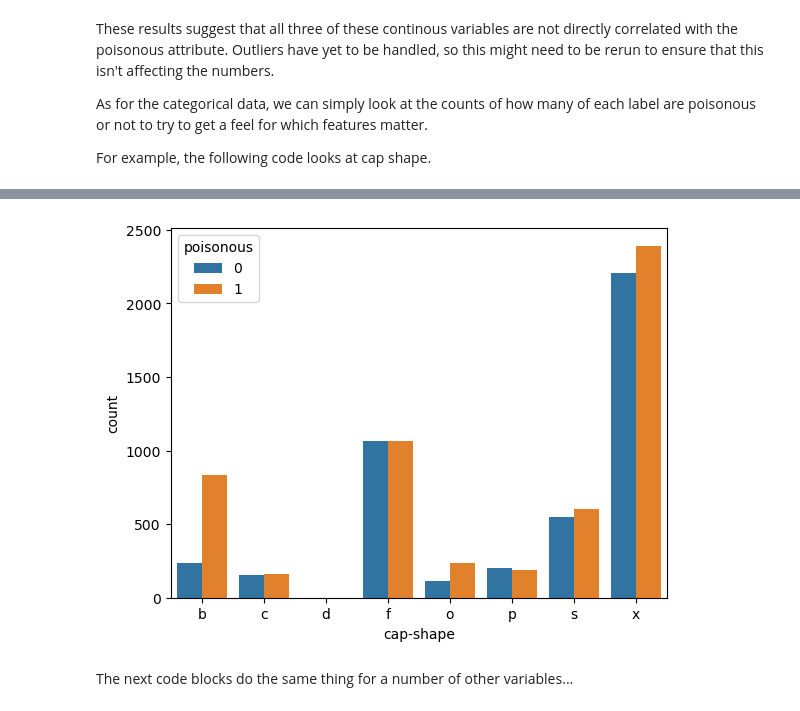
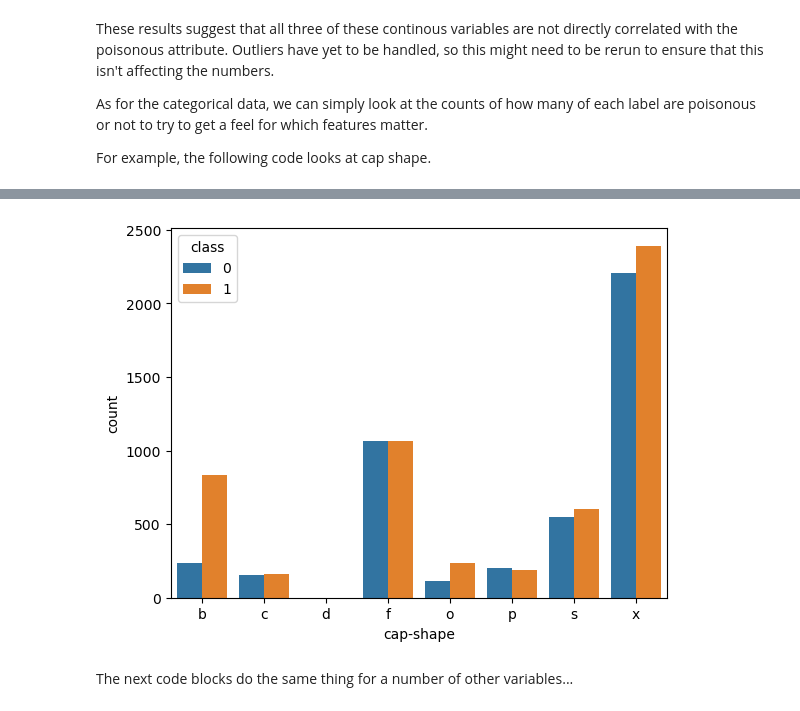
Before and after one commit to p-kve/ecs171_MushroomID, a Jupyter notebook: mushroomsFinal.ipynb, the cells around one changed output, grey strips where cells are left out. Saved outputs shown, nothing was run; the diff lists cells and outputs as text; code cells hidden in the pictures.

Commit message:
Restored name 'class' as the name of the target value

```diff
--- a/mushroomsFinal.ipynb
+++ b/mushroomsFinal.ipynb
@@ -176,16 +176,16 @@ import seaborn as sns
 
 # Map poisionous or not to an integer
 mapping = {'p': 1, 'e': 0}
-df_r = df["class"].map(mapping)
+df["class"] = df["class"].map(mapping)
 
 # Rename target feature to "poisionous" in the dataframe
-df_r.rename({"class": "poisonous"})
-df["poisonous"] = df_r
-df.drop("class", axis=1)
+#df_r.rename({"class": "class"})
+#df["class"] = df_r
+#df.drop("class", axis=1)
 df.drop("id", axis=1)
 
 # Create a heatmap for the correlation matrix
-continuousFeatures = ["poisonous", "cap-diameter", "stem-width", "stem-height"]
+continuousFeatures = ["class", "cap-diameter", "stem-width", "stem-height"]
 dfC = df[continuousFeatures]
 print(dfC)
 
@@ -231,13 +231,13 @@ As for the categorical data, we can simply look at the counts of how many of eac
 For example, the following code looks at cap shape.
 # %%
 def countFeatureAndPoisonousCases(df, feature, printTable=False):
-	features = [feature, "poisonous"]
+	features = [feature, "class"]
 	df_T = df[features]
-	df_T = df_T.groupby(feature)["poisonous"].value_counts().sort_index()
+	df_T = df_T.groupby(feature)["class"].value_counts().sort_index()
 	df_T = df_T.to_frame().reset_index()
 	if printTable:
 		print(df_T)
-	sns.barplot(x=df_T[feature], y=df_T["count"], hue=df_T["poisonous"])
+	sns.barplot(x=df_T[feature], y=df_T["count"], hue=df_T["class"])
 	plt.show()
 
 countFeatureAndPoisonousCases(df, "cap-shape", printTable=True)
@@ -261,4 +261,4 @@ countFeatureAndPoisonousCases(df, "cap-shape", printTable=True)
-[figure, old version]
+[figure, new version]
 # %% [markdown]
 The next code blocks do the same thing for a number of other variables...
 # %%
```
Also changed, not shown: parts of 17 cells of this notebook.
